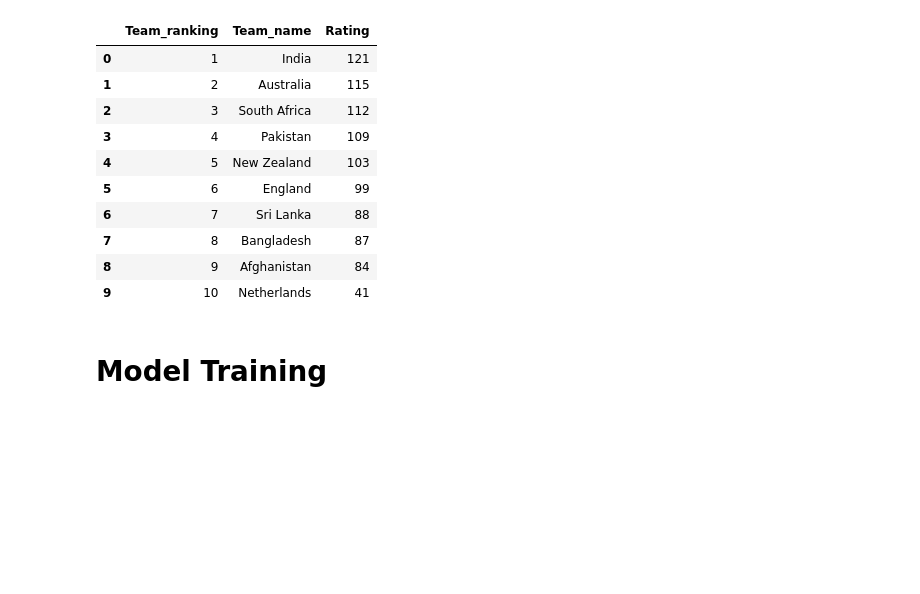
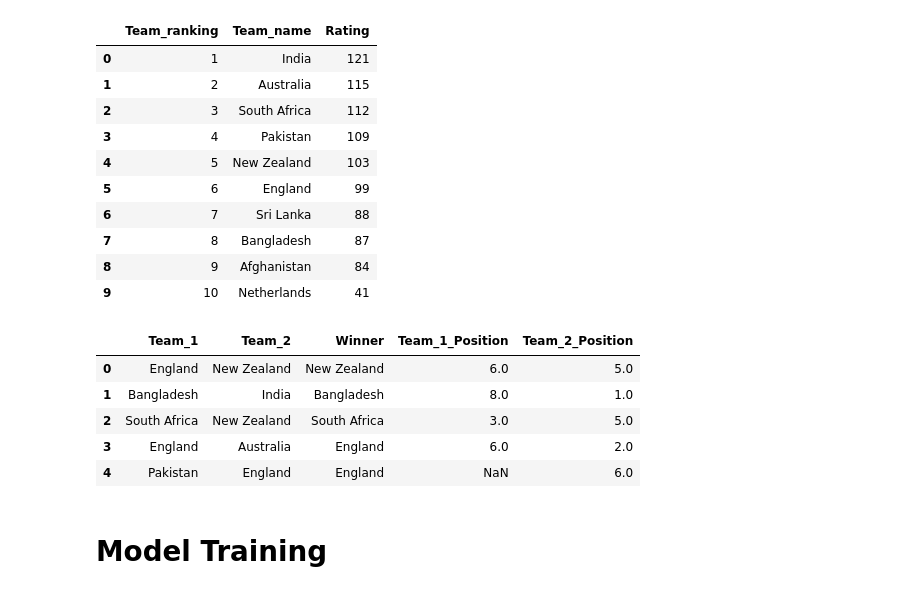
Before and after one commit to Bhavya418/DataMining_CP3, a Jupyter notebook: notebooks/ICC_World_Cup_Prediction.ipynb, the cells around one changed output. Cells and saved outputs as stored; diff of their text form; code cells hidden in the pictures; blank space fills up the shorter version.

```diff
--- a/notebooks/ICC_World_Cup_Prediction.ipynb
+++ b/notebooks/ICC_World_Cup_Prediction.ipynb
@@ -123,3 +121,12 @@ team_final = teams.dropna()
+# %%
+teams.head()
+# %% [output]
+|  | Team_1 | Team_2 | Winner | Team_1_Position | Team_2_Position |
+| 0 | England | New Zealand | New Zealand | 6.0 | 5.0 |
+| 1 | Bangladesh | India | Bangladesh | 8.0 | 1.0 |
+| 2 | South Africa | New Zealand | South Africa | 3.0 | 5.0 |
+| 3 | England | Australia | England | 6.0 | 2.0 |
+| 4 | Pakistan | England | England | NaN | 6.0 |
 # %% [markdown]
 # **Model Training**
 # %%
```
Also changed, not shown: parts of 4 cells of this notebook, 1 other file.
